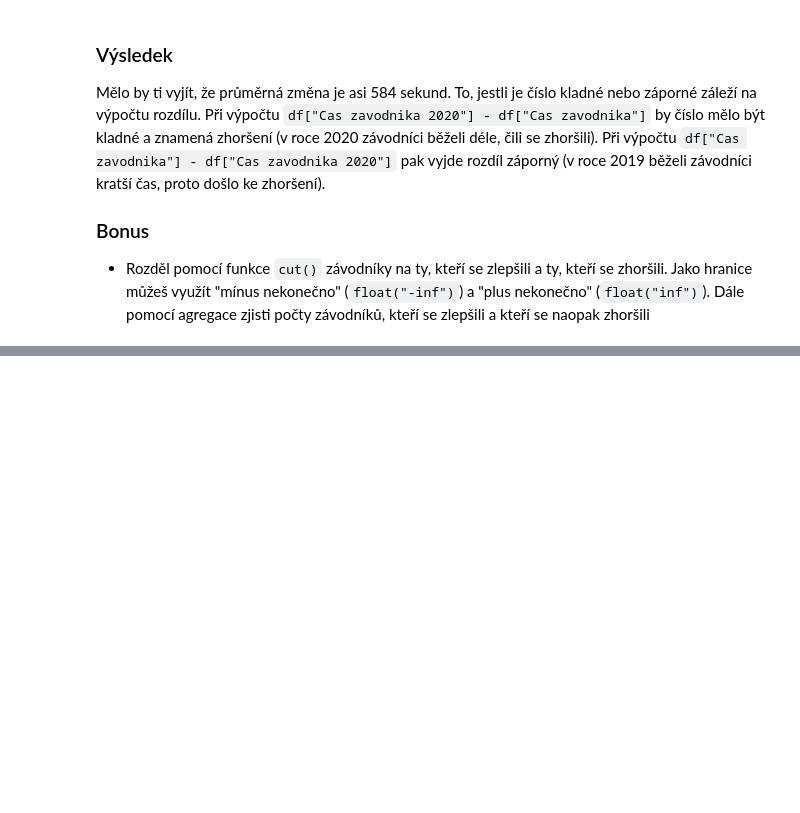
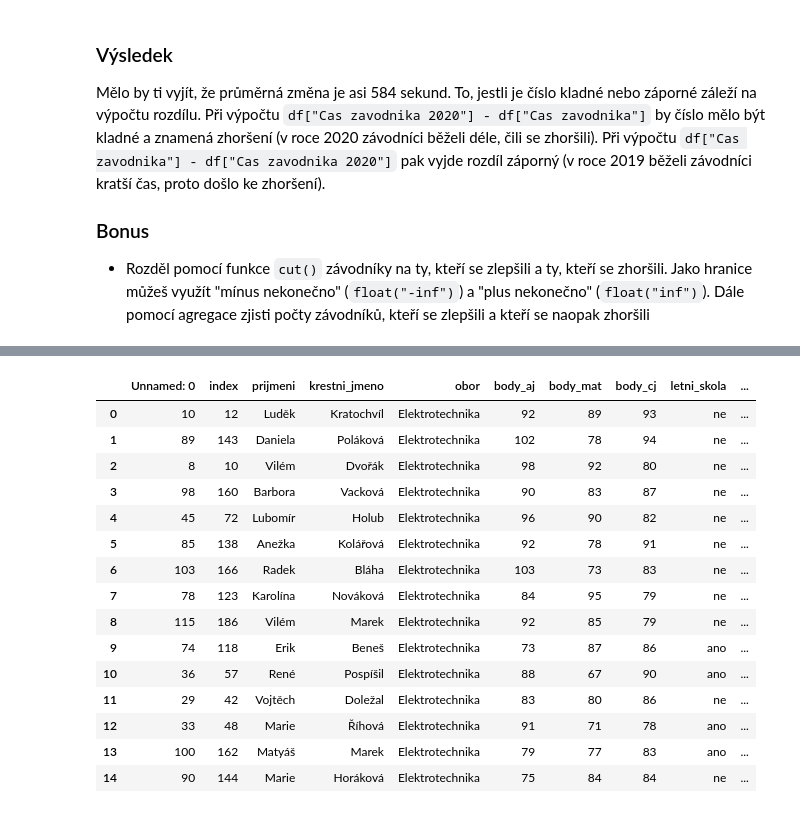
Before and after one commit to pesikj/PythonProDataScience, a Jupyter notebook: 03/lekce.ipynb, the cells around one changed output, grey strips where cells are left out. Drawn from its saved outputs; the diff is of its cells as text; code cells hidden in the pictures; blank space fills up the shorter version.

```diff
--- a/03/lekce.ipynb
+++ b/03/lekce.ipynb
@@ -291,0 +420,20 @@ Mělo by ti vyjít, že průměrná změna je asi 584 sekund. To, jestli je čí
+# %%
+data = pd.read_csv("prijimaci_zkouska_poradi.csv")
+data.head(15)
+# %% [output]
+|  | Unnamed: 0 | index | prijmeni | krestni_jmeno | obor | body_aj | body_mat | body_cj | letni_skola | ... |
+| 0 | 10 | 12 | Luděk | Kratochvíl | Elektrotechnika | 92 | 89 | 93 | ne | ... |
+| 1 | 89 | 143 | Daniela | Poláková | Elektrotechnika | 102 | 78 | 94 | ne | ... |
+| 2 | 8 | 10 | Vilém | Dvořák | Elektrotechnika | 98 | 92 | 80 | ne | ... |
+| 3 | 98 | 160 | Barbora | Vacková | Elektrotechnika | 90 | 83 | 87 | ne | ... |
+| 4 | 45 | 72 | Lubomír | Holub | Elektrotechnika | 96 | 90 | 82 | ne | ... |
+| 5 | 85 | 138 | Anežka | Kolářová | Elektrotechnika | 92 | 78 | 91 | ne | ... |
+| 6 | 103 | 166 | Radek | Bláha | Elektrotechnika | 103 | 73 | 83 | ne | ... |
+| 7 | 78 | 123 | Karolína | Nováková | Elektrotechnika | 84 | 95 | 79 | ne | ... |
+| 8 | 115 | 186 | Vilém | Marek | Elektrotechnika | 92 | 85 | 79 | ne | ... |
+| 9 | 74 | 118 | Erik | Beneš | Elektrotechnika | 73 | 87 | 86 | ano | ... |
+| 10 | 36 | 57 | René | Pospíšil | Elektrotechnika | 88 | 67 | 90 | ano | ... |
+| 11 | 29 | 42 | Vojtěch | Doležal | Elektrotechnika | 83 | 80 | 86 | ne | ... |
+| 12 | 33 | 48 | Marie | Říhová | Elektrotechnika | 91 | 71 | 78 | ano | ... |
+| 13 | 100 | 162 | Matyáš | Marek | Elektrotechnika | 79 | 77 | 83 | ano | ... |
+| 14 | 90 | 144 | Marie | Horáková | Elektrotechnika | 75 | 84 | 84 | ne | ... |
```
Also changed, not shown: parts of 22 cells of this notebook, 37 other files.
